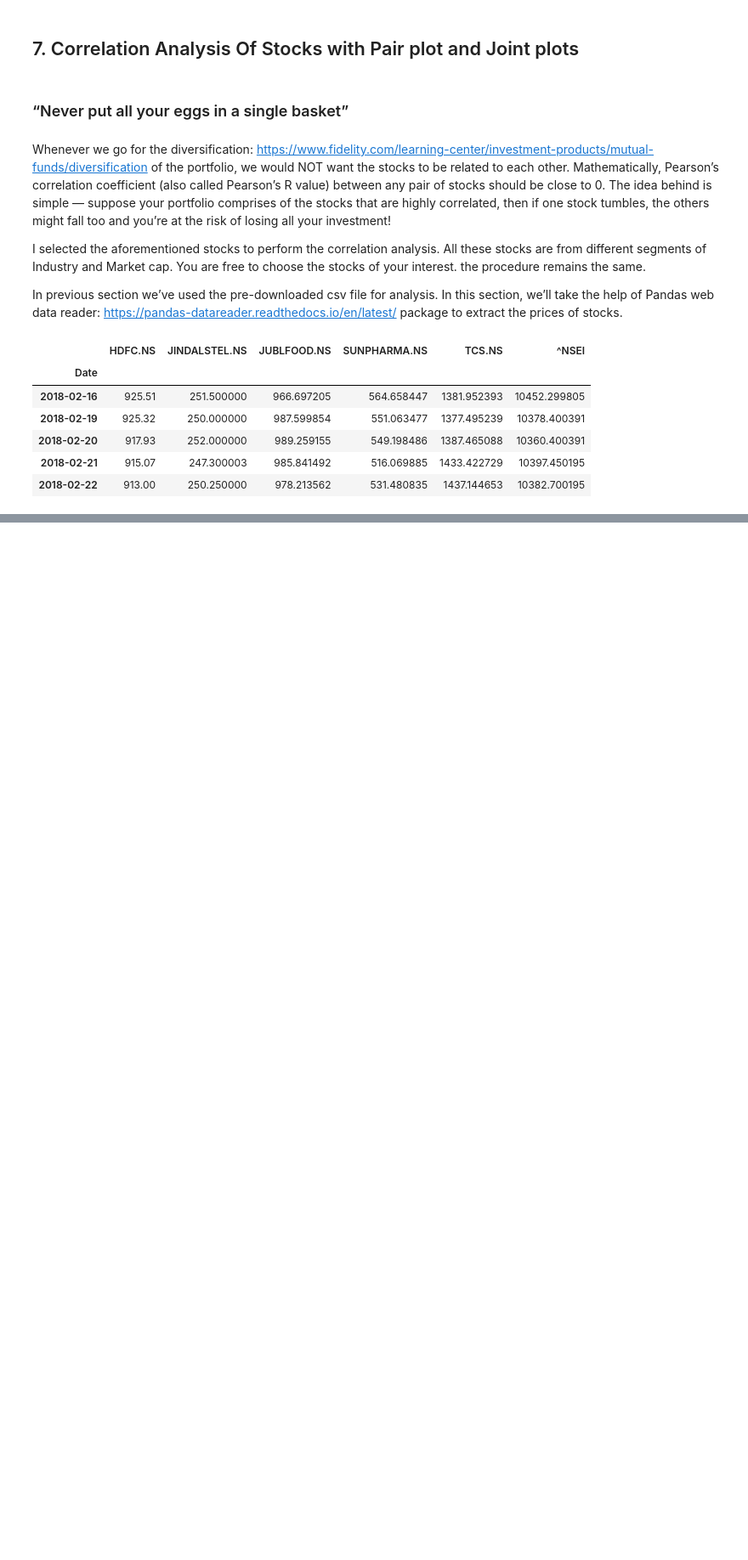
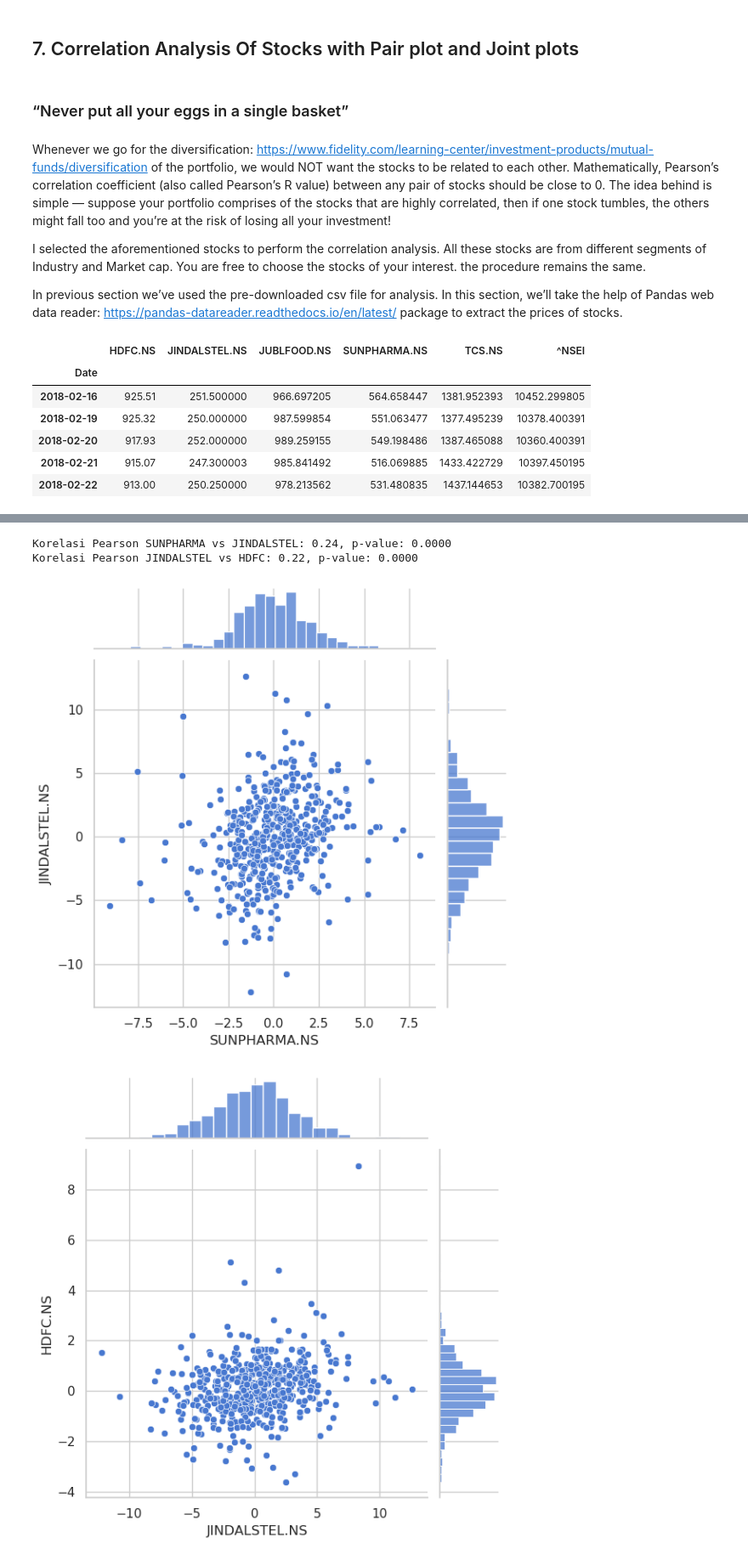
Before and after one commit to TurmaeUrsorum/belajar-piton, a Jupyter notebook: 23. Study Case : Finance/finance_study_case.ipynb, the cells around one changed output, grey strips where cells are left out. Shown at 85% size. Cells and saved outputs as stored; diff of their text form; code cells hidden in the pictures; blank space fills up the shorter version.

Commit message:
susah juga ini analisis saham, banyak istilah2 yang aneh

```diff
--- a/23. Study Case : Finance/finance_study_case.ipynb
+++ b/23. Study Case : Finance/finance_study_case.ipynb
@@ -434,0 +469,22 @@ combined_df.head()
+# %%
+from scipy import stats
+import seaborn as sns
+import matplotlib.pyplot as plt
+
+# Scatterplot hubungan dua saham
+sns.jointplot(data=pct_chg_df, x="SUNPHARMA.NS", y="JINDALSTEL.NS", kind="scatter")
+
+# Hitung korelasi
+r, p = stats.pearsonr(pct_chg_df["SUNPHARMA.NS"].dropna(), pct_chg_df["JINDALSTEL.NS"].dropna())
+print(f"Korelasi Pearson SUNPHARMA vs JINDALSTEL: {r:.2f}, p-value: {p:.4f}")
+
+
+sns.jointplot(data=pct_chg_df, x="JINDALSTEL.NS", y="HDFC.NS", kind="scatter")
+r2, p2 = stats.pearsonr(pct_chg_df["JINDALSTEL.NS"].dropna(), pct_chg_df["HDFC.NS"].dropna())
+print(f"Korelasi Pearson JINDALSTEL vs HDFC: {r2:.2f}, p-value: {p2:.4f}")
+plt.show()
+# %% [output]
+Korelasi Pearson SUNPHARMA vs JINDALSTEL: 0.24, p-value: 0.0000
+Korelasi Pearson JINDALSTEL vs HDFC: 0.22, p-value: 0.0000
+[figure, added]
+[figure, added]
```
Also changed, not shown: parts of 7 cells of this notebook.
